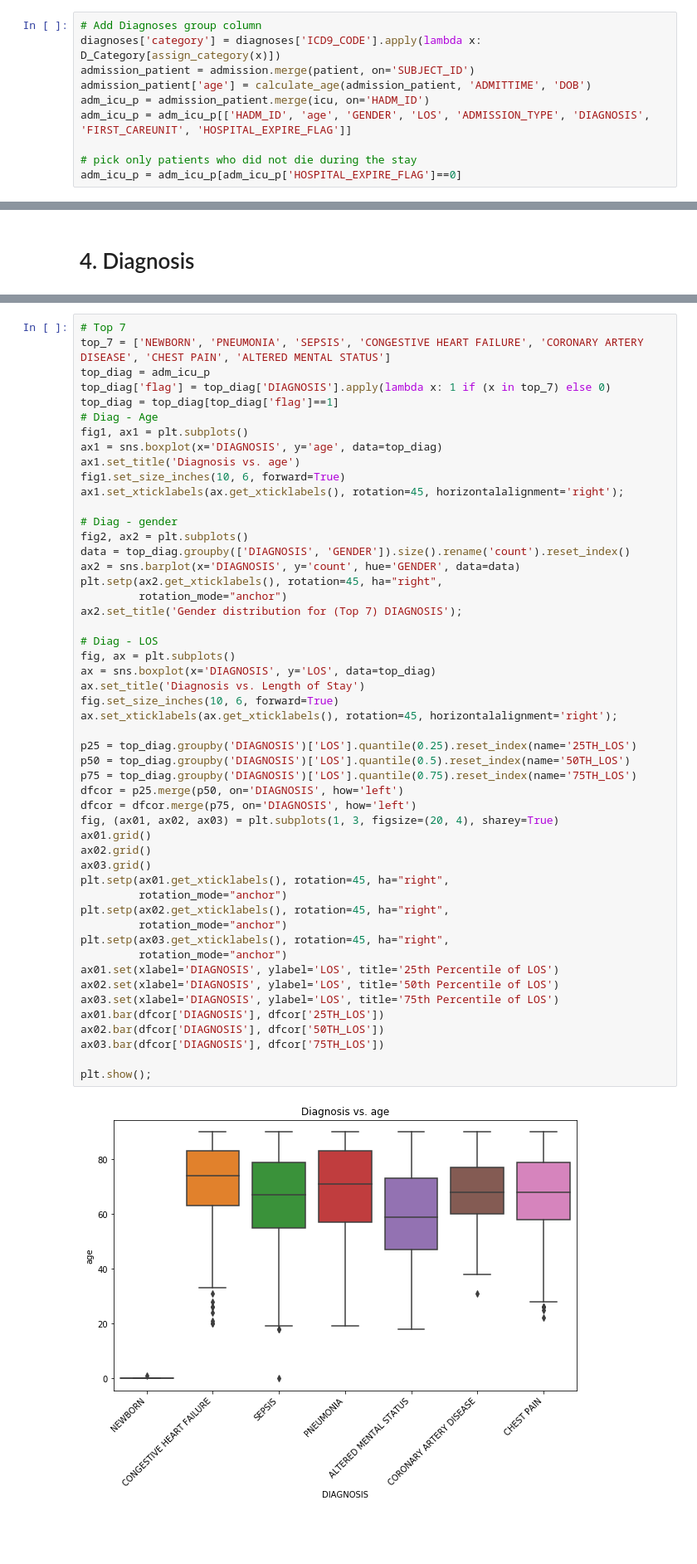
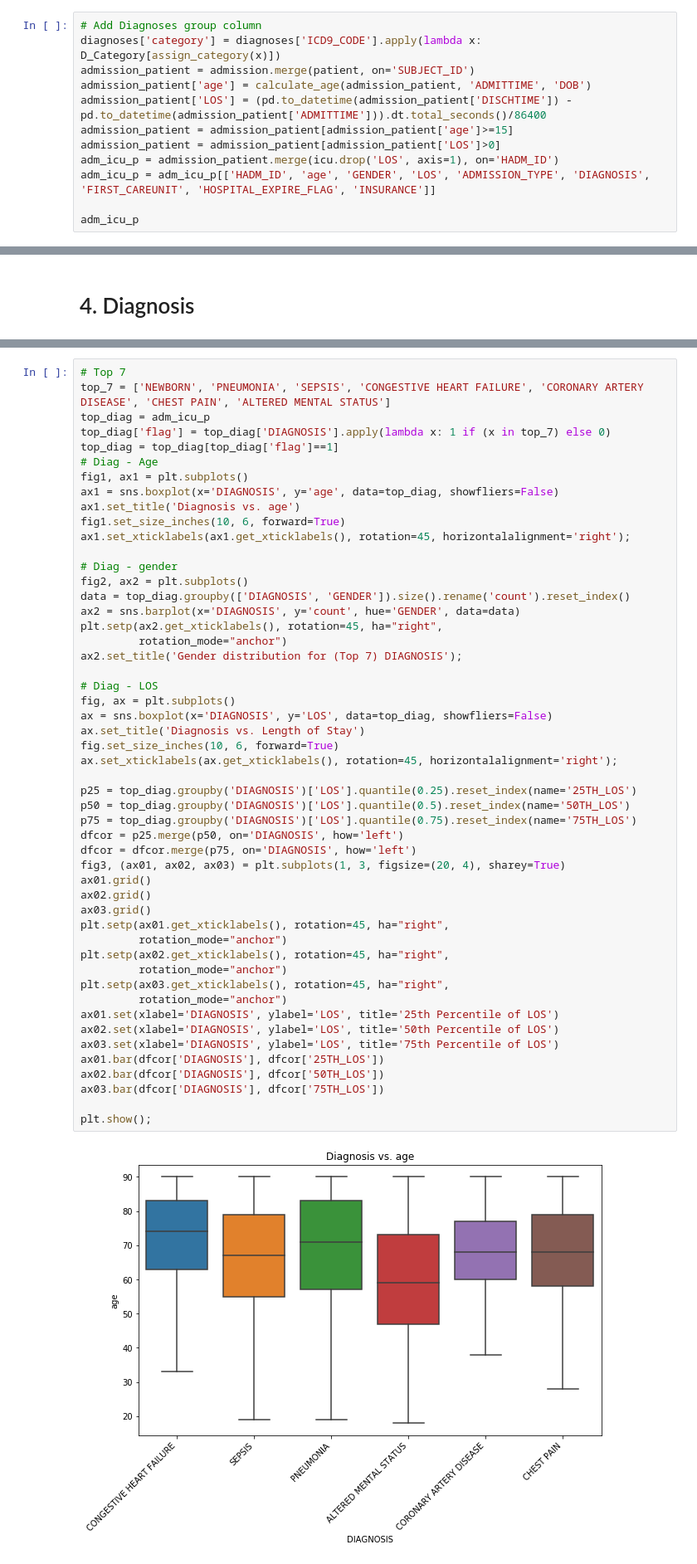
Before and after one commit to RachaelDing/733MIMIC_analysis, a Jupyter notebook: los.ipynb, the cells around one changed output, grey strips where cells are left out. Shown at 83% size. Drawn from its saved outputs; the diff is of its cells as text; blank space fills up the shorter version.

```diff
--- a/los.ipynb
+++ b/los.ipynb
@@ -101,8 +22,10 @@ D_Category = {
 diagnoses['category'] = diagnoses['ICD9_CODE'].apply(lambda x: D_Category[assign_category(x)])
 admission_patient = admission.merge(patient, on='SUBJECT_ID')
 admission_patient['age'] = calculate_age(admission_patient, 'ADMITTIME', 'DOB')
-adm_icu_p = admission_patient.merge(icu, on='HADM_ID')
-adm_icu_p = adm_icu_p[['HADM_ID', 'age', 'GENDER', 'LOS', 'ADMISSION_TYPE', 'DIAGNOSIS', 'FIRST_CAREUNIT', 'HOSPITAL_EXPIRE_FLAG']]
+admission_patient['LOS'] = (pd.to_datetime(admission_patient['DISCHTIME']) - pd.to_datetime(admission_patient['ADMITTIME'])).dt.total_seconds()/86400
+admission_patient = admission_patient[admission_patient['age']>=15]
+admission_patient = admission_patient[admission_patient['LOS']>0]
+adm_icu_p = admission_patient.merge(icu.drop('LOS', axis=1), on='HADM_ID')
+adm_icu_p = adm_icu_p[['HADM_ID', 'age', 'GENDER', 'LOS', 'ADMISSION_TYPE', 'DIAGNOSIS', 'FIRST_CAREUNIT', 'HOSPITAL_EXPIRE_FLAG', 'INSURANCE']]
 
-# pick only patients who did not die during the stay
-adm_icu_p = adm_icu_p[adm_icu_p['HOSPITAL_EXPIRE_FLAG']==0]
+adm_icu_p
@@ -276,10 +216,10 @@ top_diag['flag'] = top_diag['DIAGNOSIS'].apply(lambda x: 1 if (x in top_7) else
 top_diag = top_diag[top_diag['flag']==1]
 # Diag - Age
 fig1, ax1 = plt.subplots()
-ax1 = sns.boxplot(x='DIAGNOSIS', y='age', data=top_diag)
+ax1 = sns.boxplot(x='DIAGNOSIS', y='age', data=top_diag, showfliers=False)
 ax1.set_title('Diagnosis vs. age')
 fig1.set_size_inches(10, 6, forward=True)
-ax1.set_xticklabels(ax.get_xticklabels(), rotation=45, horizontalalignment='right');
+ax1.set_xticklabels(ax1.get_xticklabels(), rotation=45, horizontalalignment='right');
 
 # Diag - gender
 fig2, ax2 = plt.subplots()
@@ -291,33 +231,33 @@ ax2.set_title('Gender distribution for (Top 7) DIAGNOSIS');
 
 # Diag - LOS
 fig, ax = plt.subplots()
-ax = sns.boxplot(x='DIAGNOSIS', y='LOS', data=top_diag)
+ax = sns.boxplot(x='DIAGNOSIS', y='LOS', data=top_diag, showfliers=False)
 ax.set_title('Diagnosis vs. Length of Stay')
 fig.set_size_inches(10, 6, forward=True)
 ax.set_xticklabels(ax.get_xticklabels(), rotation=45, horizontalalignment='right');
 
 p25 = top_diag.groupby('DIAGNOSIS')['LOS'].quantile(0.25).reset_index(name='25TH_LOS')
 p50 = top_diag.groupby('DIAGNOSIS')['LOS'].quantile(0.5).reset_index(name='50TH_LOS')
 p75 = top_diag.groupby('DIAGNOSIS')['LOS'].quantile(0.75).reset_index(name='75TH_LOS')
 dfcor = p25.merge(p50, on='DIAGNOSIS', how='left')
 dfcor = dfcor.merge(p75, on='DIAGNOSIS', how='left')
-fig, (ax01, ax02, ax03) = plt.subplots(1, 3, figsize=(20, 4), sharey=True)
+fig3, (ax01, ax02, ax03) = plt.subplots(1, 3, figsize=(20, 4), sharey=True)
 ax01.grid()
 ax02.grid()
 ax03.grid()
 plt.setp(ax01.get_xticklabels(), rotation=45, ha="right",
          rotation_mode="anchor")
 plt.setp(ax02.get_xticklabels(), rotation=45, ha="right",
          rotation_mode="anchor")
 plt.setp(ax03.get_xticklabels(), rotation=45, ha="right",
          rotation_mode="anchor")
 ax01.set(xlabel='DIAGNOSIS', ylabel='LOS', title='25th Percentile of LOS')
 ax02.set(xlabel='DIAGNOSIS', ylabel='LOS', title='50th Percentile of LOS')
 ax03.set(xlabel='DIAGNOSIS', ylabel='LOS', title='75th Percentile of LOS')
 ax01.bar(dfcor['DIAGNOSIS'], dfcor['25TH_LOS'])
 ax02.bar(dfcor['DIAGNOSIS'], dfcor['50TH_LOS'])
 ax03.bar(dfcor['DIAGNOSIS'], dfcor['75TH_LOS'])
 
 plt.show();
 # %% [output]
-[figure, old version]
+[figure, new version]
```
Also changed, not shown: parts of 20 cells of this notebook, 3 other files.
